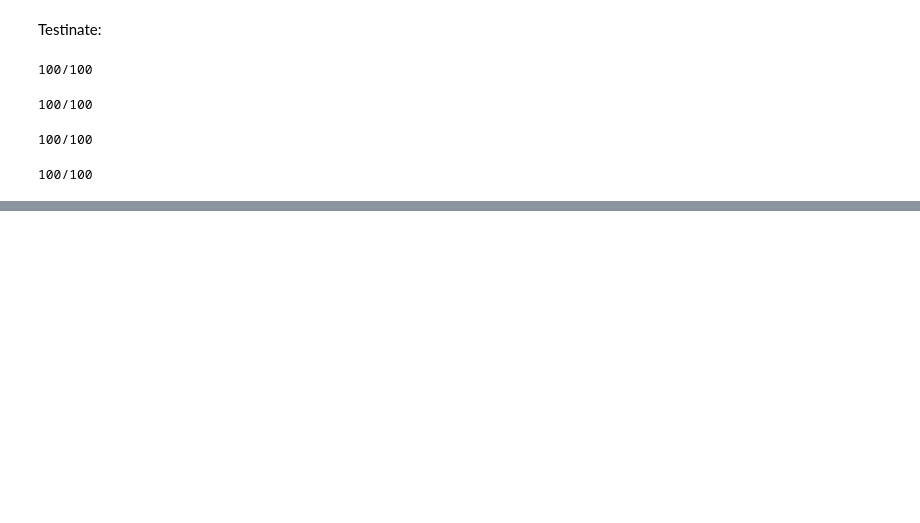
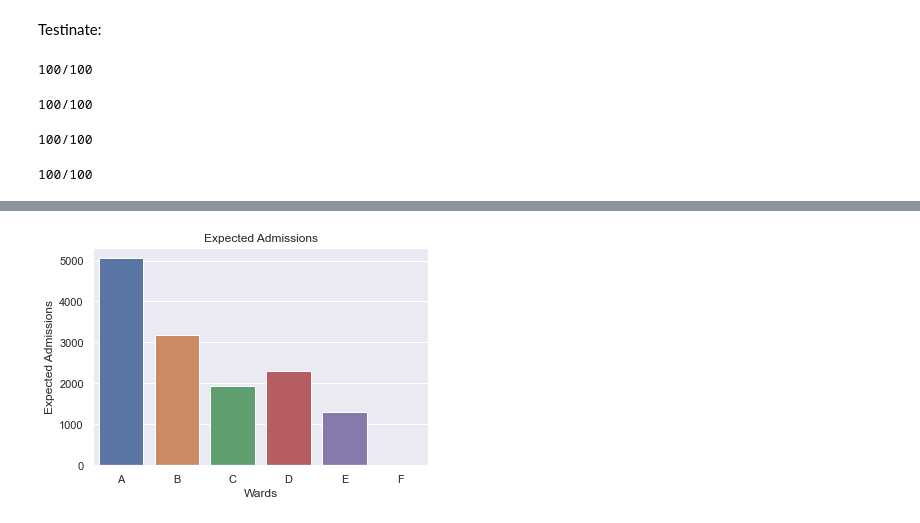
Before and after one commit to s184012/StochSim, a Jupyter notebook: Assignment2_Virgile.ipynb, the cells around one changed output, grey strips where cells are left out. Saved outputs shown, nothing was run; the diff lists cells and outputs as text; code cells hidden in the pictures; blank space fills up the shorter version.

```diff
--- a/Assignment2_Virgile.ipynb
+++ b/Assignment2_Virgile.ipynb
@@ -91,0 +157,4 @@ with open('Simz3.pickle', 'rb') as handle:
+# %%
+barplot(simInitial.expected_admissions(), label='Expected Admissions')
+# %% [output]
+[figure, added]
```
Also changed, not shown: parts of 17 cells of this notebook, 6 other files.
